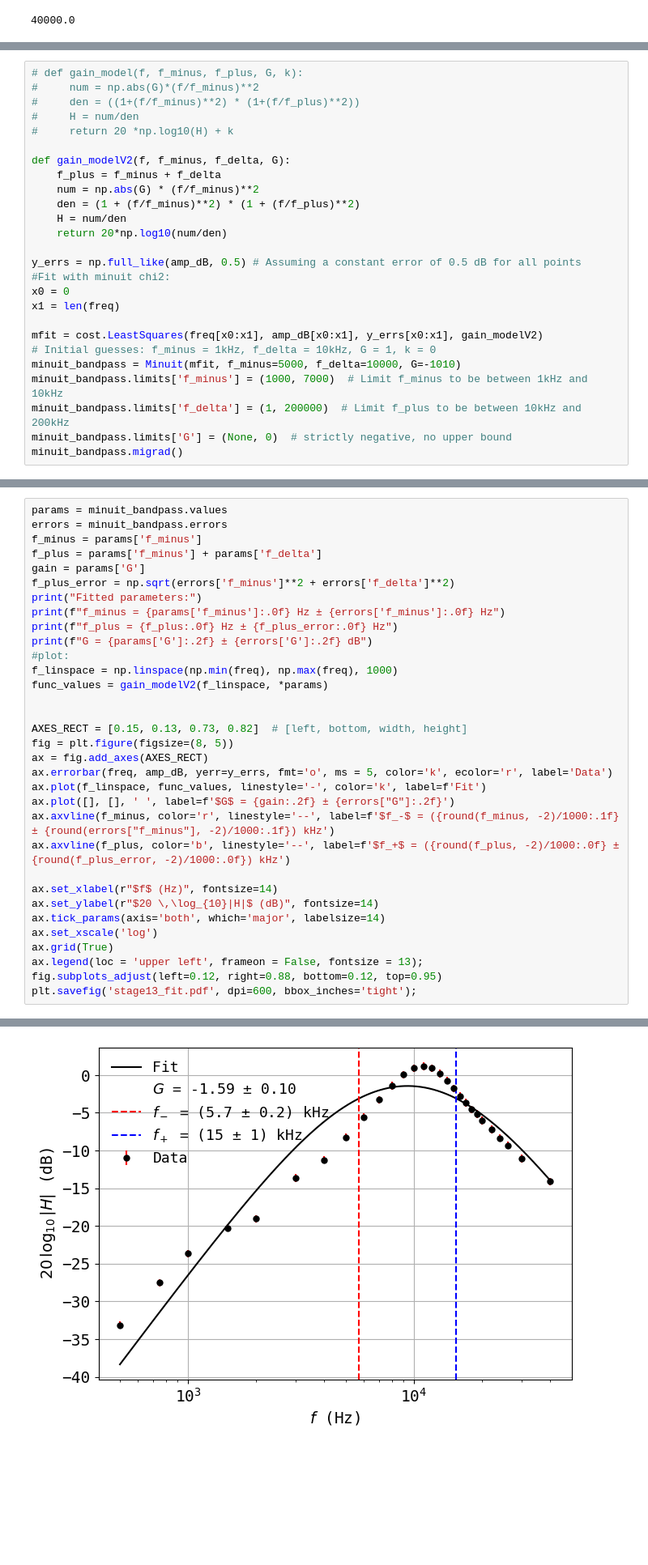
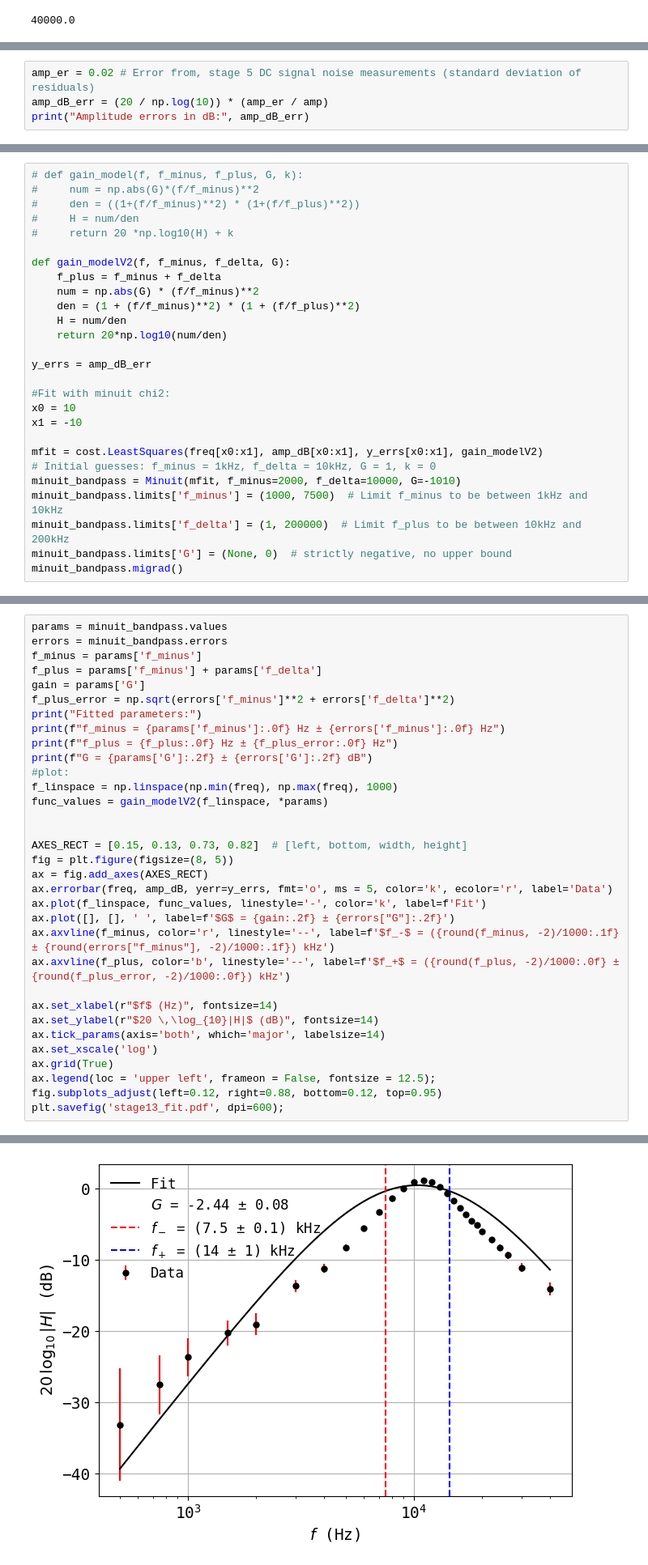
Before and after one commit to askeroelshoej/SP-Lock-In-Amp, a Jupyter notebook: experiment/analysis_stage1_3.ipynb, the cells around one changed output, grey strips where cells are left out. Shown at 81% size. Cells and saved outputs as stored; diff of their text form; blank space fills up the shorter version.

Commit message:
final update on errors

```diff
--- a/experiment/analysis_stage1_3.ipynb
+++ b/experiment/analysis_stage1_3.ipynb
@@ -152,3 +152,7 @@ plt.legend(fontsize=14, frameon=False)
 # %% [output]
 <matplotlib.legend.Legend at 0x...>
 [figure]
+# %%
+amp_er = 0.02 # Error from, stage 5 DC signal noise measurements (standard deviation of residuals)
+amp_dB_err = (20 / np.log(10)) * (amp_er / amp)
+print("Amplitude errors in dB:", amp_dB_err)
@@ -166,15 +176,16 @@ def gain_modelV2(f, f_minus, f_delta, G):
     H = num/den
     return 20*np.log10(num/den)
 
-y_errs = np.full_like(amp_dB, 0.5) # Assuming a constant error of 0.5 dB for all points
+y_errs = amp_dB_err
+
 #Fit with minuit chi2:
-x0 = 0
-x1 = len(freq)
+x0 = 10
+x1 = -10
 
 mfit = cost.LeastSquares(freq[x0:x1], amp_dB[x0:x1], y_errs[x0:x1], gain_modelV2)
 # Initial guesses: f_minus = 1kHz, f_delta = 10kHz, G = 1, k = 0
-minuit_bandpass = Minuit(mfit, f_minus=5000, f_delta=10000, G=-1010)
-minuit_bandpass.limits['f_minus'] = (1000, 7000)  # Limit f_minus to be between 1kHz and 10kHz
+minuit_bandpass = Minuit(mfit, f_minus=2000, f_delta=10000, G=-1010)
+minuit_bandpass.limits['f_minus'] = (1000, 7500)  # Limit f_minus to be between 1kHz and 10kHz
 minuit_bandpass.limits['f_delta'] = (1, 200000)  # Limit f_plus to be between 10kHz and 200kHz
 minuit_bandpass.limits['G'] = (None, 0)  # strictly negative, no upper bound
 minuit_bandpass.migrad()
@@ -229,8 +240,8 @@ ax.set_ylabel(r"$20 \,\log_{10}|H|$ (dB)", fontsize=14)
 ax.tick_params(axis='both', which='major', labelsize=14)
 ax.set_xscale('log')
 ax.grid(True)
-ax.legend(loc = 'upper left', frameon = False, fontsize = 13);
+ax.legend(loc = 'upper left', frameon = False, fontsize = 12.5);
 fig.subplots_adjust(left=0.12, right=0.88, bottom=0.12, top=0.95)
-plt.savefig('stage13_fit.pdf', dpi=600, bbox_inches='tight');
+plt.savefig('stage13_fit.pdf', dpi=600);
 # %% [output]
 Fitted parameters:
@@ -240 +251 @@ G = -1.59 ± 0.10 dB
-[figure, old version]
+[figure, new version]
```
Also changed, not shown: parts of 4 cells of this notebook, 7 other files.
